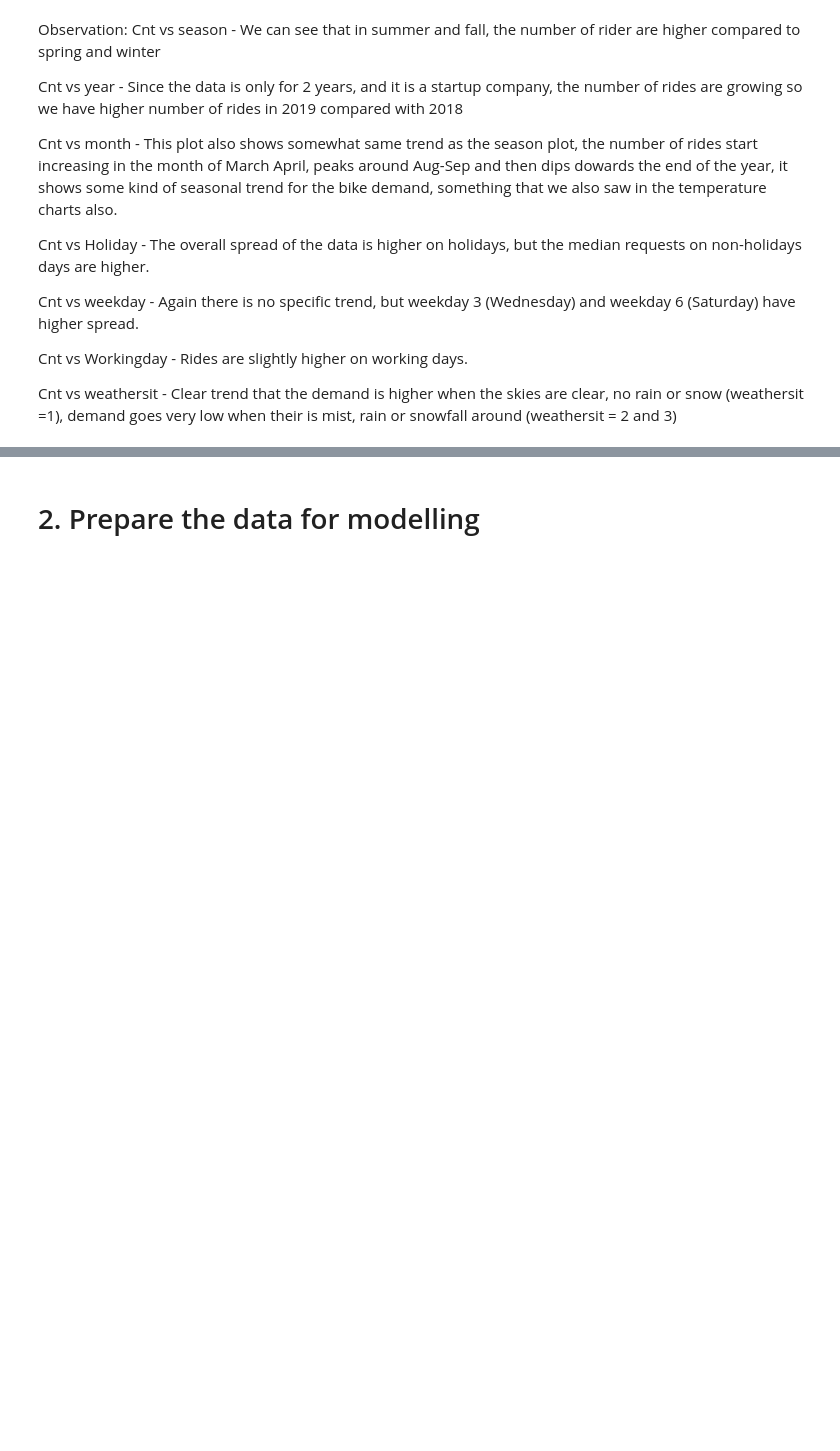
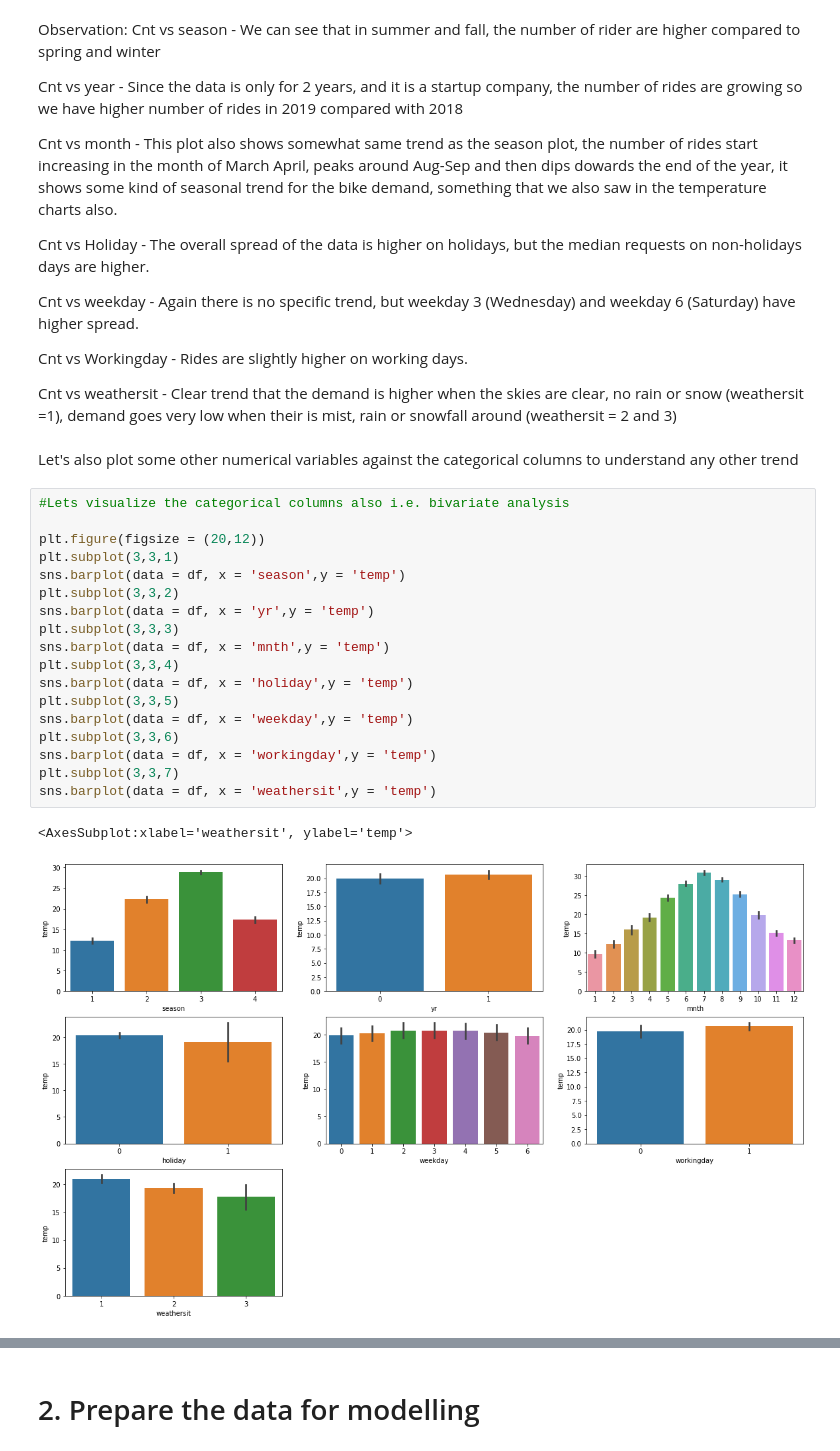
Before and after one commit to gautamjoshi1984/Bike_Sharing_MLR_Assignment, a Jupyter notebook: BikeSharing.ipynb, the cells around one changed output, grey strips where cells are left out. Drawn from its saved outputs; the diff is of its cells as text; blank space fills up the shorter version.

```diff
--- a/BikeSharing.ipynb
+++ b/BikeSharing.ipynb
@@ -261,3 +251,26 @@ Cnt vs weekday - Again there is no specific trend, but weekday 3 (Wednesday) and
 Cnt vs Workingday - Rides are slightly higher on working days.
 
 Cnt vs weathersit - Clear trend that the demand is higher when the skies are clear, no rain or snow (weathersit =1), demand goes very low when their is mist, rain or snowfall around (weathersit = 2 and 3)
+# %% [markdown]
+Let's also plot some other numerical variables against the categorical columns to understand any other trend
+# %%
+#Lets visualize the categorical columns also i.e. bivariate analysis
+
+plt.figure(figsize = (20,12))
+plt.subplot(3,3,1)
+sns.barplot(data = df, x = 'season',y = 'temp')
+plt.subplot(3,3,2)
+sns.barplot(data = df, x = 'yr',y = 'temp')
+plt.subplot(3,3,3)
+sns.barplot(data = df, x = 'mnth',y = 'temp')
+plt.subplot(3,3,4)
+sns.barplot(data = df, x = 'holiday',y = 'temp')
+plt.subplot(3,3,5)
+sns.barplot(data = df, x = 'weekday',y = 'temp')
+plt.subplot(3,3,6)
+sns.barplot(data = df, x = 'workingday',y = 'temp')
+plt.subplot(3,3,7)
+sns.barplot(data = df, x = 'weathersit',y = 'temp')
+# %% [output]
+<AxesSubplot:xlabel='weathersit', ylabel='temp'>
+[figure, added]
```
Also changed, not shown: parts of 42 cells of this notebook.
